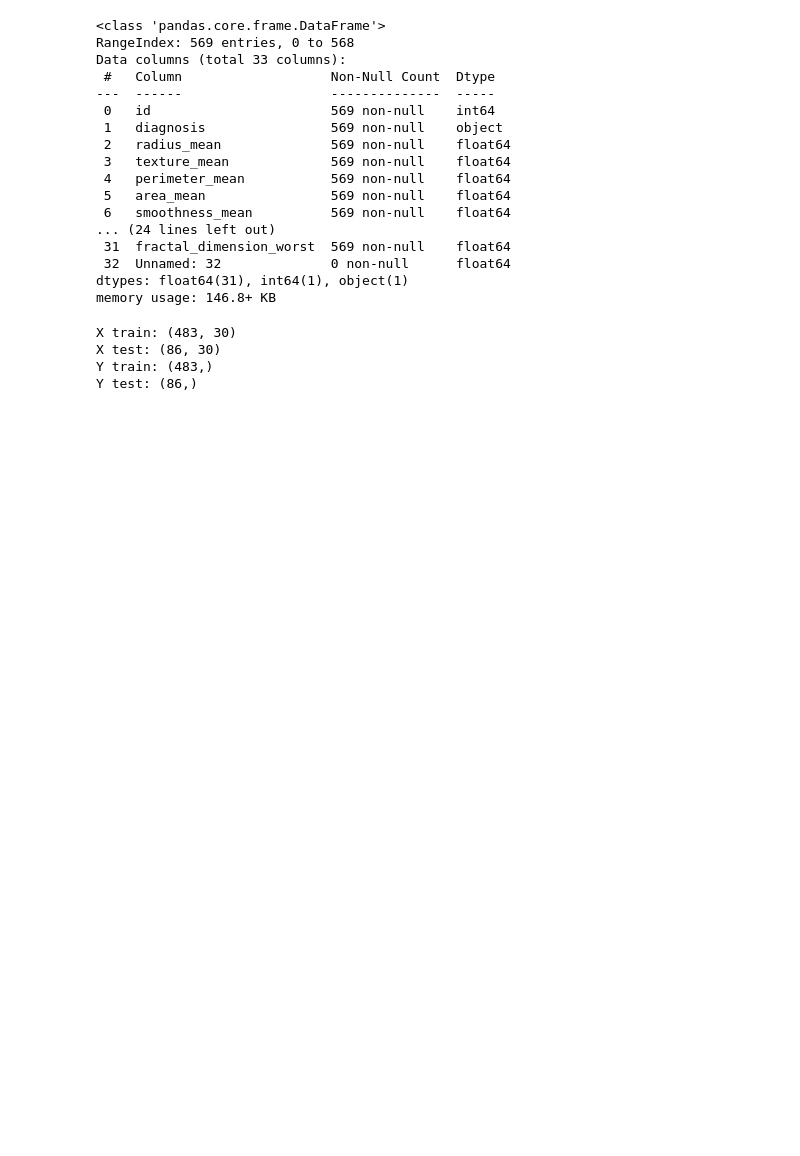
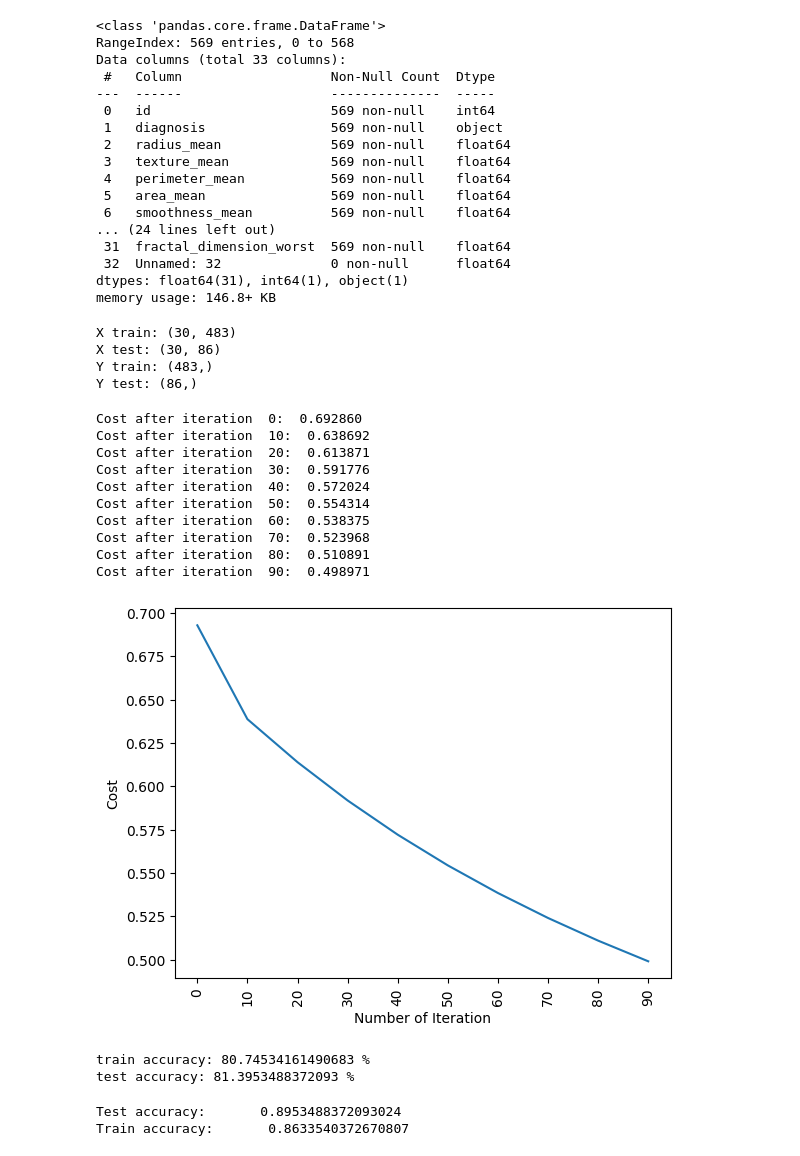
Before and after one commit to NavdeepTU/Machine-Learning, a Jupyter notebook: projects/05. breast_cancer_detection/model_training.ipynb, the cells around one changed output. Drawn from its saved outputs; the diff is of its cells as text; code cells hidden in the pictures; blank space fills up the shorter version.

Commit message:
imputed data using simple imputer and trained model using sklearn.linear_model LogisticRegression

```diff
--- a/projects/05. breast_cancer_detection/model_training.ipynb
+++ b/projects/05. breast_cancer_detection/model_training.ipynb
@@ -61,13 +63,18 @@ x_train, x_test, y_train, y_test = train_test_split(
     x, y, test_size=0.15, random_state=42
 )
 
+x_train = x_train.T
+x_test = x_test.T
+y_train = y_train.T
+y_test = y_test.T
+
 print(f"X train: {x_train.shape}")
 print(f"X test: {x_test.shape}")
 print(f"Y train: {y_train.shape}")
 print(f"Y test: {y_test.shape}")
 # %% [output]
-X train: (483, 30)
-X test: (86, 30)
+X train: (30, 483)
+X test: (30, 86)
 Y train: (483,)
 Y test: (86,)
 # %%
@@ -142,3 +149,62 @@ def predict(w, b, x_test):
         else:
             Y_prediction[0, i] = 1
     return Y_prediction
+# %%
+# logistic regression function
+def logistic_regression(x_train, y_train, x_test, y_test,
+                        learning_rate, num_iterations):
+    dimension = x_train.shape[0]
+    w, b = initialize_weights_and_bias(dimension)
+
+    parameters, gradients, cost_line = update(
+        w, b, x_train, y_train, learning_rate, num_iterations
+    )
+
+    y_prediction_test = predict(
+        parameters["weight"], parameters["bias"], x_test
+    )
+    y_prediction_train = predict(
+        parameters["weight"], parameters["bias"], x_train
+    )
+
+    # train/test errors
+    print("train accuracy: {} %".format(
+        100 - np.mean(np.abs(y_prediction_train - y_train)) * 100))
+    print("test accuracy: {} %".format(
+        100 - np.mean(np.abs(y_prediction_test - y_test)) * 100))
+
+logistic_regression(x_train, y_train, x_test, y_test, learning_rate=1,
+                    num_iterations=100)
+# %% [output]
+Cost after iteration  0:  0.692860
+Cost after iteration  10:  0.638692
+Cost after iteration  20:  0.613871
+Cost after iteration  30:  0.591776
+Cost after iteration  40:  0.572024
+Cost after iteration  50:  0.554314
+Cost after iteration  60:  0.538375
+Cost after iteration  70:  0.523968
+Cost after iteration  80:  0.510891
+Cost after iteration  90:  0.498971
+[figure, added]
+train accuracy: 80.74534161490683 %
+test accuracy: 81.3953488372093 %
+# %%
+# checking results with linear_model.LogisticRegression
+# create an imputer to replace NaN with the mean of the column
+imputer = SimpleImputer(strategy="mean")
+
+# fit the imputer on the training data and transform both training
+# and test data
+x_train = imputer.fit_transform(x_train.T).T
+x_test = imputer.transform(x_test.T).T
+
+logreg = linear_model.LogisticRegression(random_state=42, max_iter=150)
+fit_model = logreg.fit(x_train.T, y_train.T)
+print(f"Test accuracy: \
+      {fit_model.score(x_test.T, y_test.T)}")
+print(f"Train accuracy: \
+      {fit_model.score(x_train.T, y_train.T)}")
+# %% [output]
+Test accuracy:       0.8953488372093024
+Train accuracy:       0.8633540372670807
```
Also changed, not shown: parts of 1 cell of this notebook.
